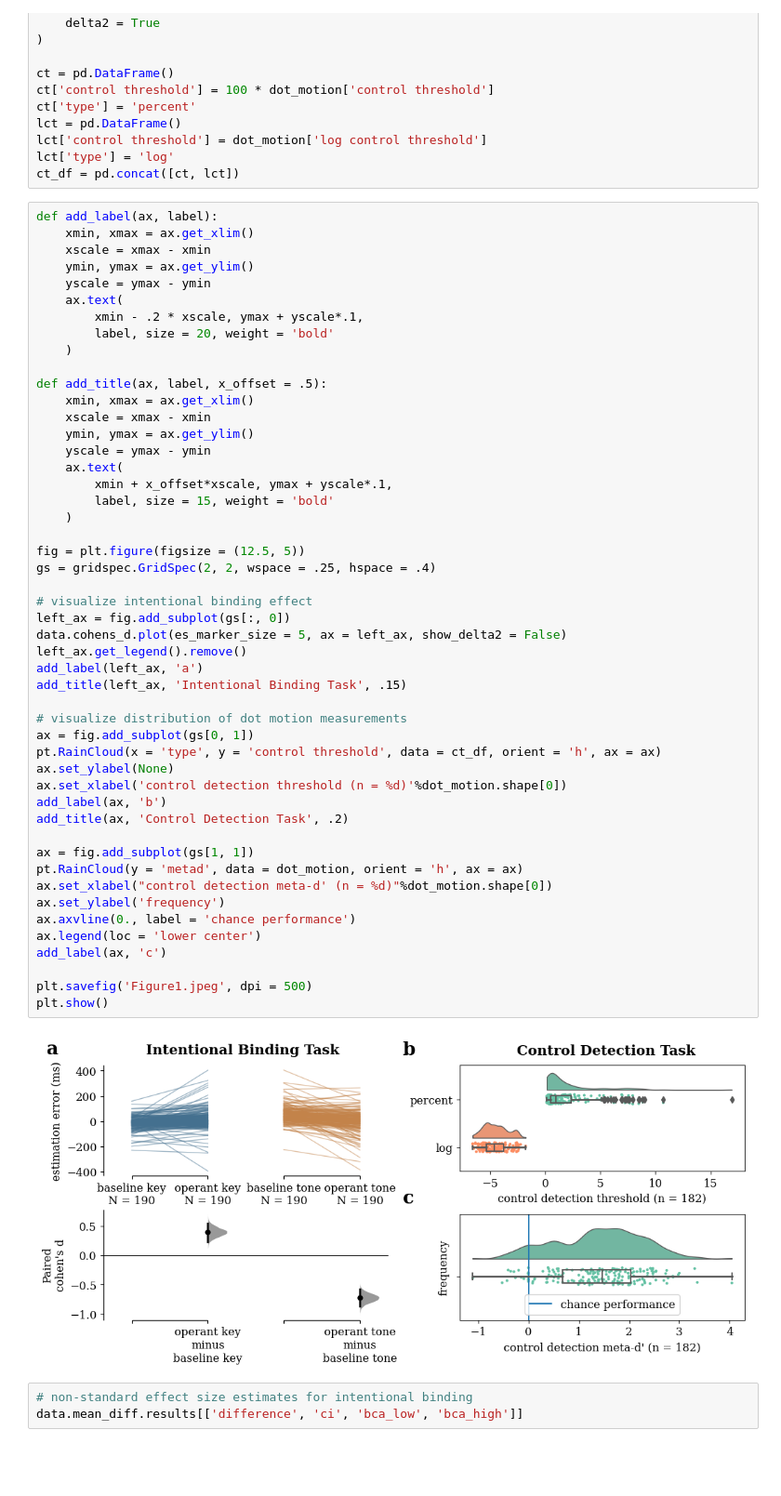
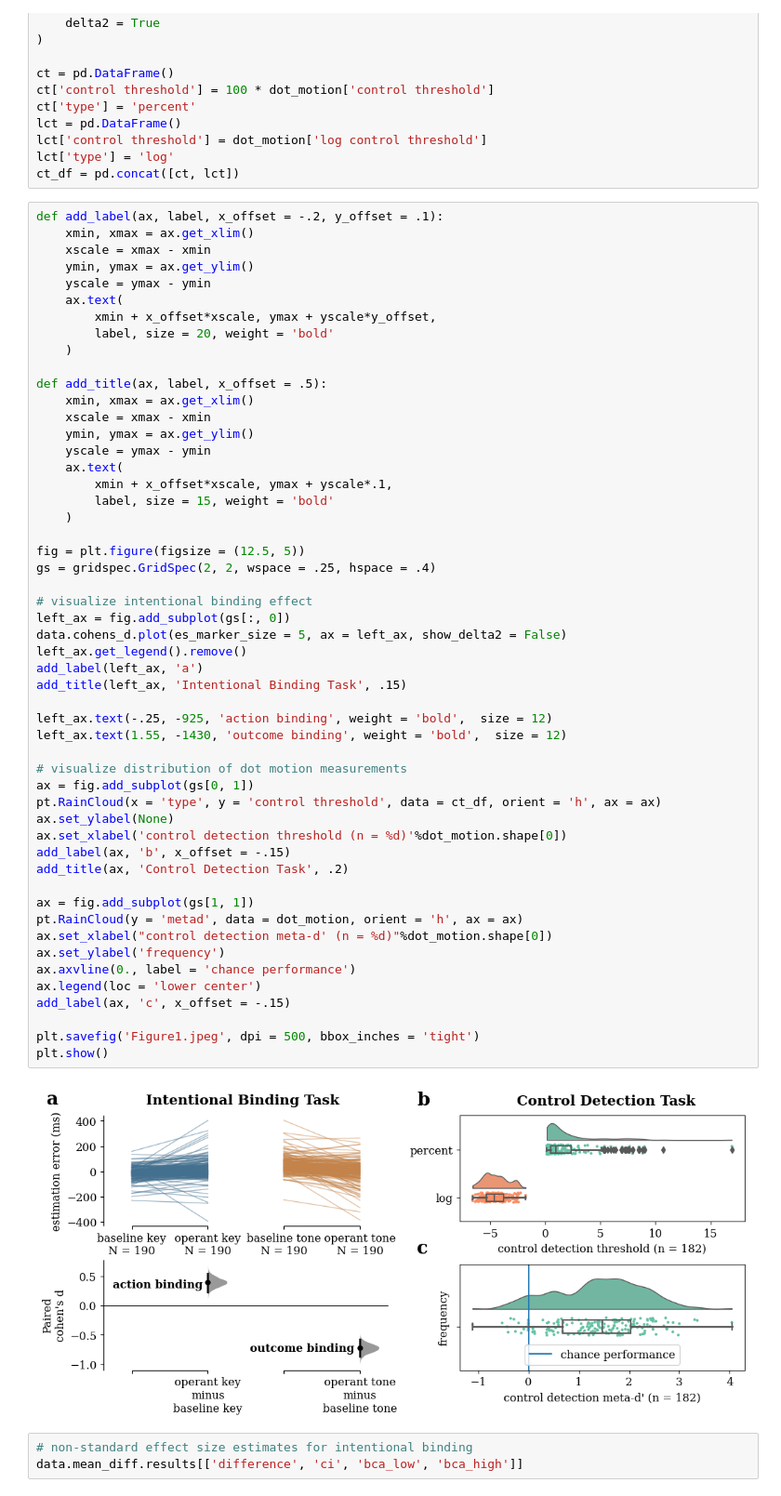
Before and after one commit to apex-lab/agency-battery-analysis, a Jupyter notebook: analysis.ipynb, the cells around one changed output. Shown: that part at 93% size. Drawn from its saved outputs; the diff is of its cells as text; blank space fills up the shorter version.

```diff
--- a/analysis.ipynb
+++ b/analysis.ipynb
@@ -82,13 +82,13 @@ lct['control threshold'] = dot_motion['log control threshold']
 lct['type'] = 'log'
 ct_df = pd.concat([ct, lct])
 # %%
-def add_label(ax, label):
+def add_label(ax, label, x_offset = -.2, y_offset = .1):
     xmin, xmax = ax.get_xlim()
     xscale = xmax - xmin
     ymin, ymax = ax.get_ylim()
     yscale = ymax - ymin
     ax.text(
-        xmin - .2 * xscale, ymax + yscale*.1,
+        xmin + x_offset*xscale, ymax + yscale*y_offset,
         label, size = 20, weight = 'bold'
     )
 
@@ -101,37 +101,40 @@ def add_title(ax, label, x_offset = .5):
         xmin + x_offset*xscale, ymax + yscale*.1,
         label, size = 15, weight = 'bold'
     )
 
 fig = plt.figure(figsize = (12.5, 5))
 gs = gridspec.GridSpec(2, 2, wspace = .25, hspace = .4)
 
 # visualize intentional binding effect
 left_ax = fig.add_subplot(gs[:, 0])
 data.cohens_d.plot(es_marker_size = 5, ax = left_ax, show_delta2 = False)
 left_ax.get_legend().remove()
 add_label(left_ax, 'a')
 add_title(left_ax, 'Intentional Binding Task', .15)
 
+left_ax.text(-.25, -925, 'action binding', weight = 'bold',  size = 12)
+left_ax.text(1.55, -1430, 'outcome binding', weight = 'bold',  size = 12)
+
 # visualize distribution of dot motion measurements
 ax = fig.add_subplot(gs[0, 1])
 pt.RainCloud(x = 'type', y = 'control threshold', data = ct_df, orient = 'h', ax = ax)
 ax.set_ylabel(None)
 ax.set_xlabel('control detection threshold (n = %d)'%dot_motion.shape[0])
-add_label(ax, 'b')
+add_label(ax, 'b', x_offset = -.15)
 add_title(ax, 'Control Detection Task', .2)
 
 ax = fig.add_subplot(gs[1, 1])
 pt.RainCloud(y = 'metad', data = dot_motion, orient = 'h', ax = ax)
 ax.set_xlabel("control detection meta-d' (n = %d)"%dot_motion.shape[0])
 ax.set_ylabel('frequency')
 ax.axvline(0., label = 'chance performance')
 ax.legend(loc = 'lower center')
-add_label(ax, 'c')
+add_label(ax, 'c', x_offset = -.15)
 
-plt.savefig('Figure1.jpeg', dpi = 500)
+plt.savefig('Figure1.jpeg', dpi = 500, bbox_inches = 'tight')
 plt.show()
 # %% [output]
-[figure, old version]
+[figure, new version]
 # %%
 # non-standard effect size estimates for intentional binding
 data.mean_diff.results[['difference', 'ci', 'bca_low', 'bca_high']]
```
Also changed, not shown: parts of 14 cells of this notebook, 4 other files.
